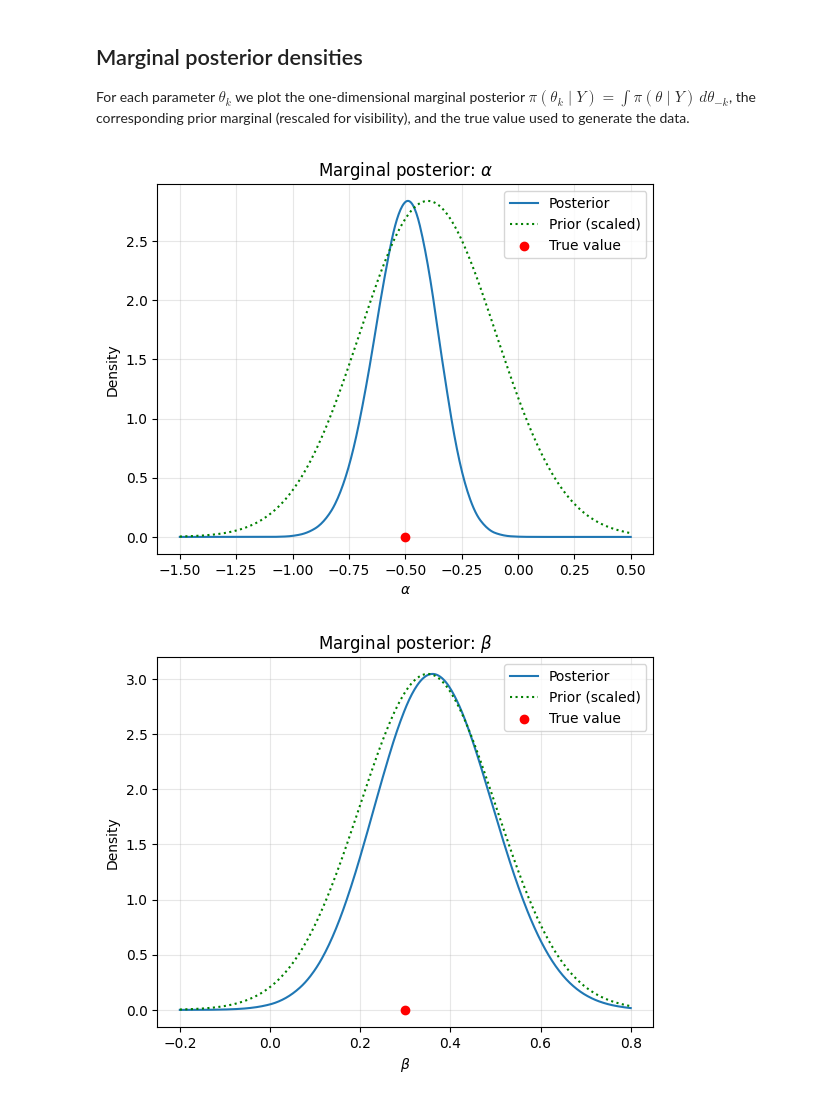
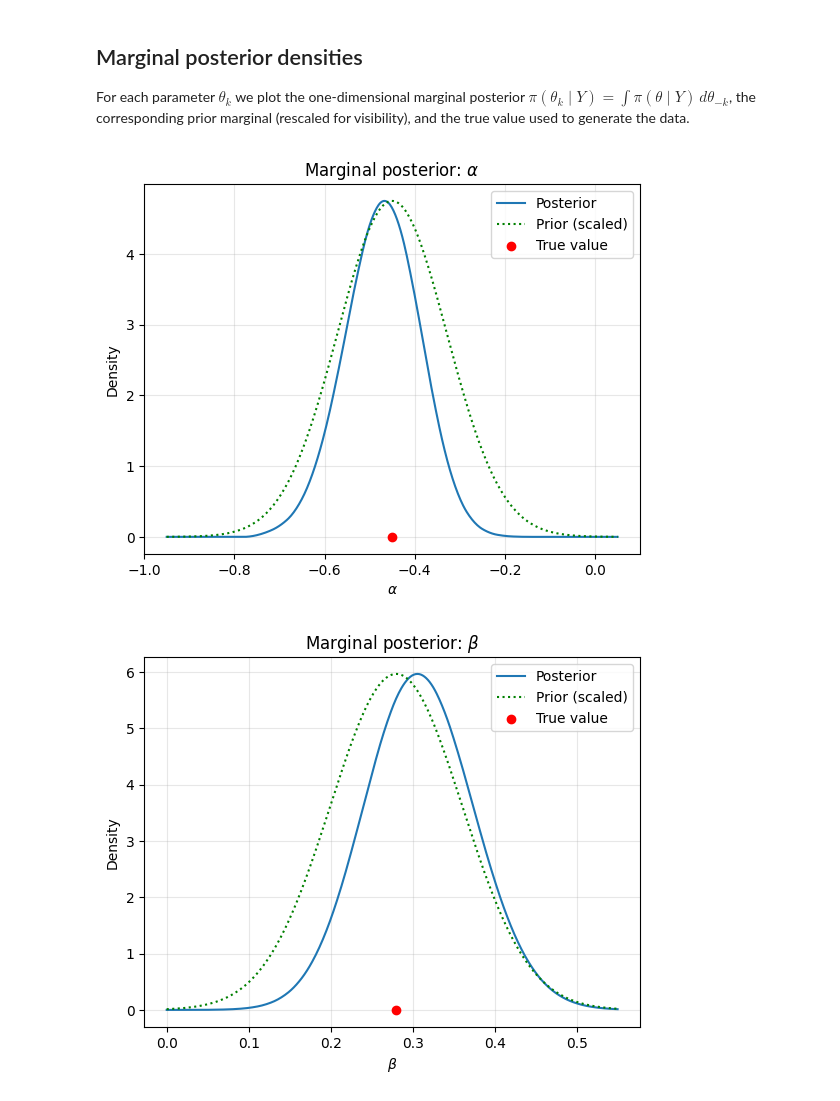
Before and after one commit to ion-g-ion/torchTT, a Jupyter notebook: examples/bayesian_inversion.ipynb, the cells around one changed output. Saved outputs shown, nothing was run; the diff lists cells and outputs as text; code cells hidden in the pictures.

Commit message:
paper update + amen added + new layer

```diff
--- a/examples/bayesian_inversion.ipynb
+++ b/examples/bayesian_inversion.ipynb
@@ -67,7 +67,8 @@ def sample_integro_process(ns, nt, dt, params):
 
 
 # Parameters: [alpha, beta, gamma, kappa, sigma]
-params = [-0.5, 0.3, 0.1, 1.0, 0.1]
+# Moderate diffusion (sigma) for smoother paths; grid/prior below match these values.
+params = [-0.45, 0.28, 0.08, 1.0, 0.06]
 
 ns = 20     # number of sample paths
 T = 40.0     # total time
@@ -229,11 +230,11 @@ $$
 # Number of quadrature points
 n = 32
 bases = [
-    torchtt.functional.BSplineBasis(torch.linspace(-1.5, 0.5, n-1), 2),
-    torchtt.functional.BSplineBasis(torch.linspace(-0.2, 0.8, n-1), 2),
-    torchtt.functional.BSplineBasis(torch.linspace(-0.5, 0.7, n-1), 2),
-    torchtt.functional.BSplineBasis(torch.linspace(0.3, 2.0, n-1), 2),
-    torchtt.functional.BSplineBasis(torch.linspace(0.03, 0.2, n-1), 2)
+    torchtt.functional.BSplineBasis(torch.linspace(-0.95, 0.05, n-1), 2),
+    torchtt.functional.BSplineBasis(torch.linspace(0.0, 0.55, n-1), 2),
+    torchtt.functional.BSplineBasis(torch.linspace(-0.2, 0.35, n-1), 2),
+    torchtt.functional.BSplineBasis(torch.linspace(0.45, 1.65, n-1), 2),
+    torchtt.functional.BSplineBasis(torch.linspace(0.05, 0.075, n-1), 2),
 ]
 interpolation_pts = [b.interpolating_points()[0] for b in bases]
 interpolation_matrices = [b.interpolating_points()[1] for b in bases]
@@ -244,11 +245,11 @@ Ws = torchtt.rank1TT(integration_weights)
 
 gauss_unnorm = lambda x, mu, std: torch.exp(-0.5*(x-mu)**2/std**2)
 prior = torchtt.rank1TT([
-    gauss_unnorm(interpolation_pts[0], -0.4, 0.3),
-    gauss_unnorm(interpolation_pts[1], 0.35, 0.15),
-    gauss_unnorm(interpolation_pts[2], 0.0, 0.2),
-    gauss_unnorm(torch.log(interpolation_pts[3]), np.log(1.2), 0.3) / interpolation_pts[3],
-    gauss_unnorm(torch.log(interpolation_pts[4]), np.log(0.08), 0.3) / interpolation_pts[4],
+    gauss_unnorm(interpolation_pts[0], -0.45, 0.12),
+    gauss_unnorm(interpolation_pts[1], 0.28, 0.08),
+    gauss_unnorm(interpolation_pts[2], 0.08, 0.08),
+    gauss_unnorm(torch.log(interpolation_pts[3]), np.log(1.0), 0.2) / interpolation_pts[3],
+    gauss_unnorm(torch.log(interpolation_pts[4]), np.log(0.065), 0.03) / interpolation_pts[4],
 ])
 prior = prior / torchtt.dot(B_eval_inv @ prior, Ws)
 
@@ -349,7 +350,7 @@ for k in range(nt//n_obs):
     #tmp = torch.nan_to_num(tmp, nan=0.0)
     #post = torchtt.TT(tmp, eps=1e-2)
 
-    post = torchtt.interpolate.function_interpolate(update_handle, torchtt.meshgrid(interpolation_pts) + [post], start_tens = post, eps = 1e-3, method='amen', verbose=0)
+    post = torchtt.interpolate.function_interpolate(update_handle, torchtt.meshgrid(interpolation_pts) + [post], start_tens = post, eps = 1e-3, method='amen', verbose=0, kick=6)
     print(f"N evals {nt_eval} {nt_eval/np.prod(post.N)*100} %")
     norm = (B_eval_inv @ post * Ws).sum()
     post = (post / norm).round(eps=1e-4)
@@ -378,3 +379,8 @@ Time needed for likelihood evaluation:  142.64930736698398
+# %%
+Imat = torch.zeros([n, n])
+for i in range(n):
+    for j in range(i,n):
+        Imat[i,j] = 1
 # %% [markdown]
 ## Marginal posterior densities
 
@@ -382,25 +388,28 @@ For each parameter $\theta_k$ we plot the one-dimensional marginal posterior $\p
 # %%
 
 param_names = [r'$\alpha$', r'$\beta$', r'$\gamma$', r'$\kappa$', r'$\sigma$']
 
 for idx in range(5):
     plt.figure()
     # Marginalize over all dimensions except idx
     other_dims = [i for i in range(5) if i != idx]
     other_ws = torchtt.rank1TT([integration_weights[i] for i in other_dims])
     xplot = torch.linspace(bases[idx].interval[0], bases[idx].interval[1], 512)
     B = bases[idx](xplot)
-    po = B.t() @ torchtt.dot(post, other_ws, other_dims).full()
+    BB = bases[idx](interpolation_pts[idx])
+    tmp = torchtt.dot(post, other_ws, other_dims).full()
+    tmp = torch.linalg.solve(BB @ BB.T, BB @ tmp)
+    po = B.t() @ tmp
     pr = B.t() @ torchtt.dot(prior, other_ws, other_dims).full()
     plt.plot(xplot.numpy(), po.numpy(), label='Posterior')
     plt.plot(xplot.numpy(), (pr/pr.max()*po.max()).numpy(), 'g:', label='Prior (scaled)')
     plt.scatter([params[idx]], [0], color='r', zorder=5, label='True value')
     plt.xlabel(param_names[idx])
     plt.ylabel('Density')
     plt.title(f'Marginal posterior: {param_names[idx]}')
     plt.legend()
     plt.grid(True, alpha=0.3)
 plt.show()
 # %% [output]
-[figure, old version]
+[figure, new version]
-[figure, old version]
+[figure, new version]
```
Also changed, not shown: parts of 8 cells of this notebook, 11 other files.
